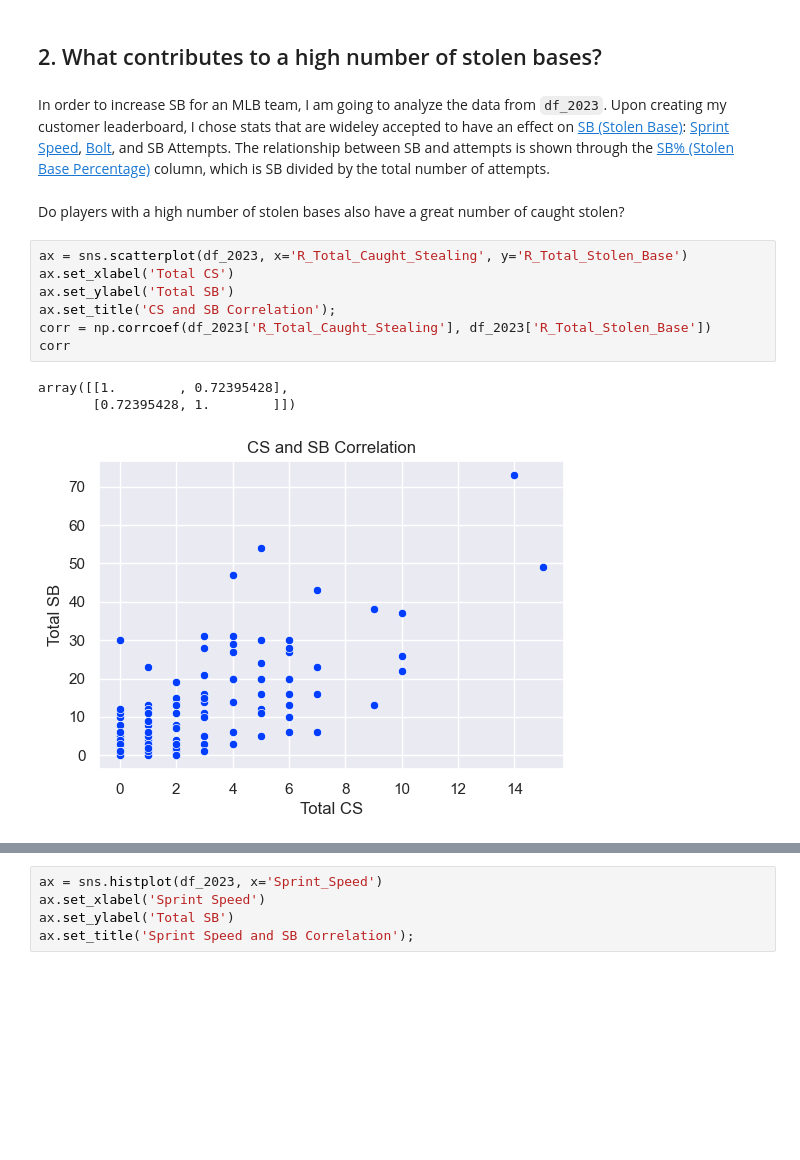
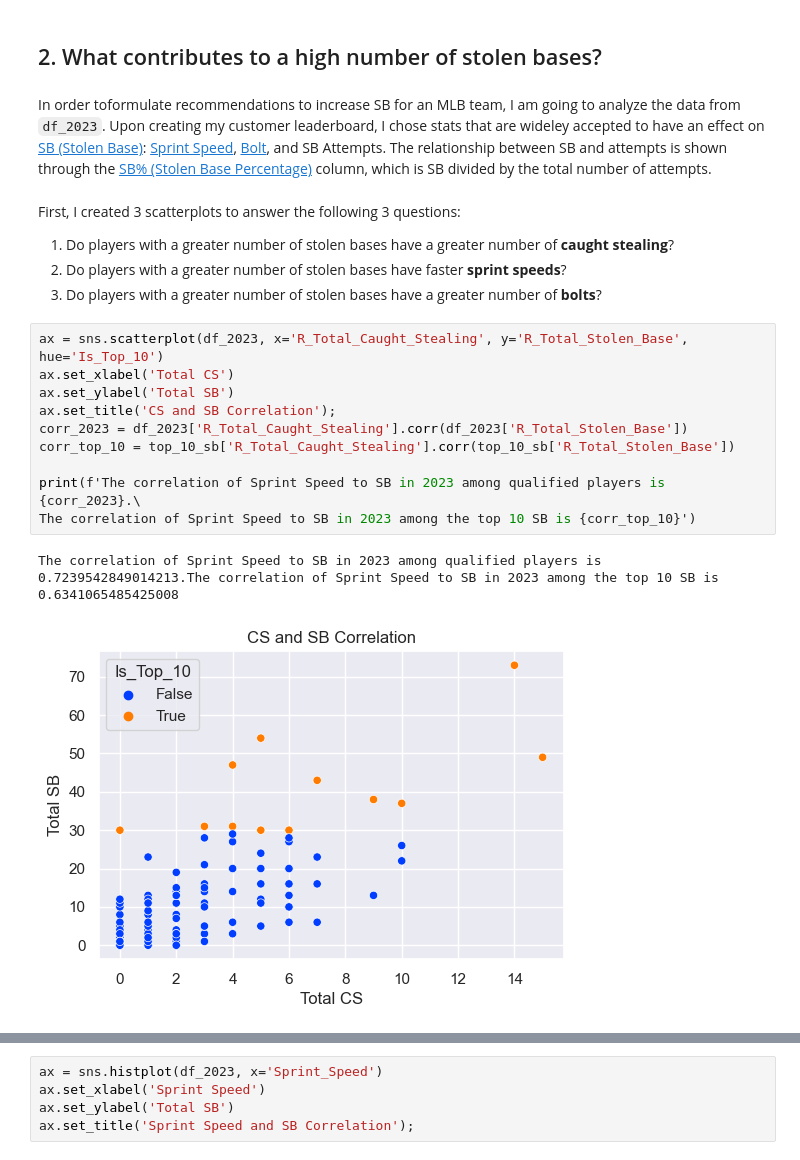
Before and after one commit to scarlettvalentin/mlb_stolen_bases, a Jupyter notebook: notebook.ipynb, the cells around one changed output, grey strips where cells are left out. Cells and saved outputs as stored; diff of their text form; blank space fills up the shorter version.

Commit message:
add scatterplot questions to EDA in notebook

```diff
--- a/notebook.ipynb
+++ b/notebook.ipynb
@@ -314,18 +314,23 @@ plt.show()
 # %% [markdown]
 ## 2. What contributes to a high number of stolen bases?
 # %% [markdown]
-In order to increase SB for an MLB team, I am going to analyze the data from `df_2023`. Upon creating my customer leaderboard, I chose stats that are wideley accepted to have an effect on [SB (Stolen Base)](https://www.mlb.com/glossary/standard-stats/stolen-base): [Sprint Speed](https://www.mlb.com/glossary/statcast/sprint-speed), [Bolt](https://www.mlb.com/glossary/statcast/bolt), and SB Attempts. The relationship between SB and attempts is shown through the [SB% (Stolen Base Percentage)](https://www.mlb.com/glossary/standard-stats/stolen-base-percentage) column, which is SB divided by the total number of attempts.
+In order toformulate recommendations to increase SB for an MLB team, I am going to analyze the data from `df_2023`. Upon creating my customer leaderboard, I chose stats that are wideley accepted to have an effect on [SB (Stolen Base)](https://www.mlb.com/glossary/standard-stats/stolen-base): [Sprint Speed](https://www.mlb.com/glossary/statcast/sprint-speed), [Bolt](https://www.mlb.com/glossary/statcast/bolt), and SB Attempts. The relationship between SB and attempts is shown through the [SB% (Stolen Base Percentage)](https://www.mlb.com/glossary/standard-stats/stolen-base-percentage) column, which is SB divided by the total number of attempts.
 # %% [markdown]
-Do players with a high number of stolen bases also have a great number of caught stolen?
+First, I created 3 scatterplots to answer the following 3 questions:
+1. Do players with a greater number of stolen bases have a greater number of **caught stealing**?
+2. Do players with a greater number of stolen bases have faster **sprint speeds**?
+3. Do players with a greater number of stolen bases have a greater number of **bolts**?
 # %%
-ax = sns.scatterplot(df_2023, x='R_Total_Caught_Stealing', y='R_Total_Stolen_Base')
+ax = sns.scatterplot(df_2023, x='R_Total_Caught_Stealing', y='R_Total_Stolen_Base', hue='Is_Top_10')
 ax.set_xlabel('Total CS')
 ax.set_ylabel('Total SB')
 ax.set_title('CS and SB Correlation');
-corr = np.corrcoef(df_2023['R_Total_Caught_Stealing'], df_2023['R_Total_Stolen_Base'])
-corr
+corr_2023 = df_2023['R_Total_Caught_Stealing'].corr(df_2023['R_Total_Stolen_Base'])
+corr_top_10 = top_10_sb['R_Total_Caught_Stealing'].corr(top_10_sb['R_Total_Stolen_Base'])
+
+print(f'The correlation of Sprint Speed to SB in 2023 among qualified players is {corr_2023}.\
+The correlation of Sprint Speed to SB in 2023 among the top 10 SB is {corr_top_10}')
 # %% [output]
-array([[1.        , 0.72395428],
-       [0.72395428, 1.        ]])
+The correlation of Sprint Speed to SB in 2023 among qualified players is 0.7239542849014213.The correlation of Sprint Speed to SB in 2023 among the top 10 SB is 0.6341065485425008
-[figure, old version]
+[figure, new version]
 # %%
```
Also changed, not shown: parts of 5 cells of this notebook.
